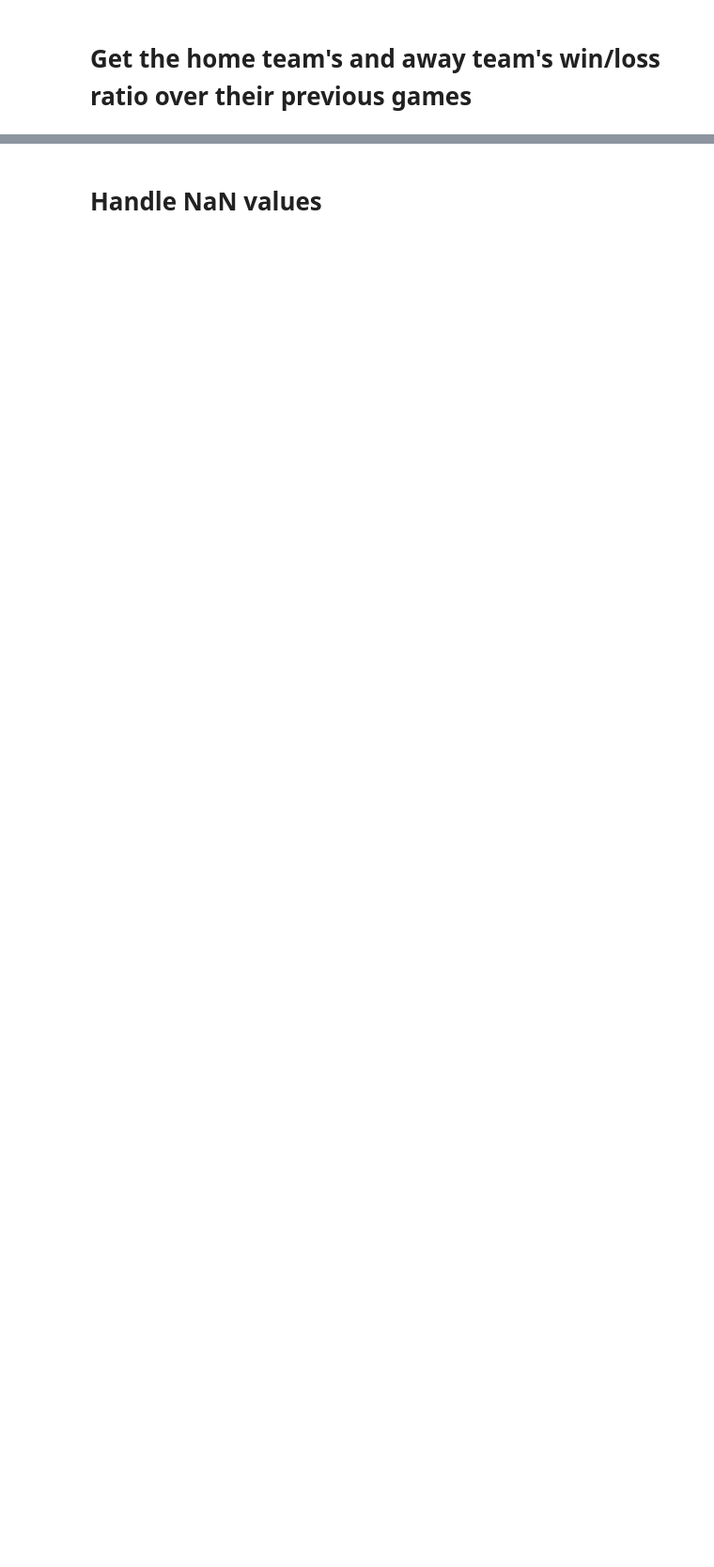
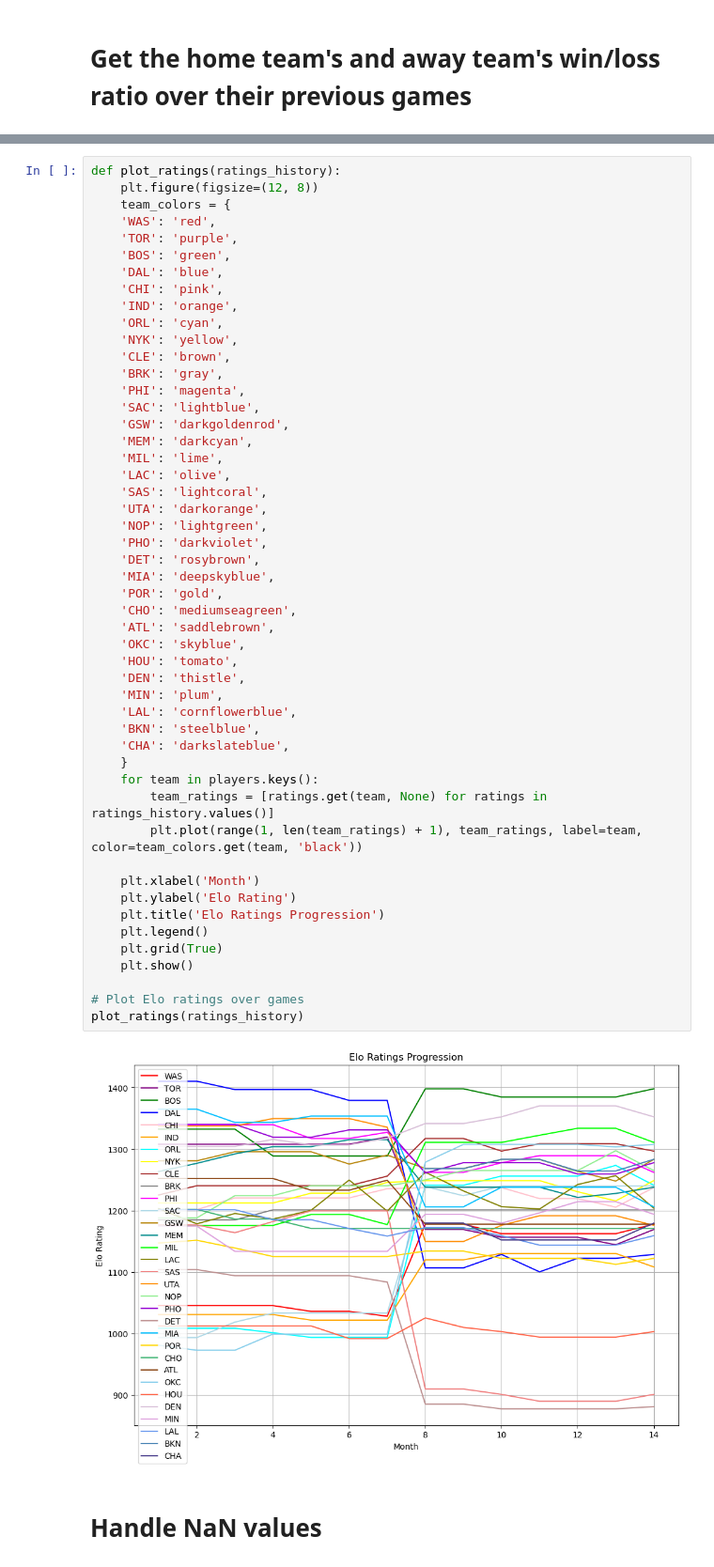
Before and after one commit to StephenFeddes/MachineLearningProject, a Jupyter notebook: classifyGames.ipynb, the cells around one changed output, grey strips where cells are left out. Shown at 94% size. Saved outputs shown, nothing was run; the diff lists cells and outputs as text; blank space fills up the shorter version.

Commit message:
Added Elo rating

```diff
--- a/classifyGames.ipynb
+++ b/classifyGames.ipynb
@@ -335,3 +429,55 @@ nba_data.head(50)
+# %%
+def plot_ratings(ratings_history):
+    plt.figure(figsize=(12, 8))
+    team_colors = {
+    'WAS': 'red',
+    'TOR': 'purple',
+    'BOS': 'green',
+    'DAL': 'blue',
+    'CHI': 'pink',
+    'IND': 'orange',
+    'ORL': 'cyan',
+    'NYK': 'yellow',
+    'CLE': 'brown',
+    'BRK': 'gray',
+    'PHI': 'magenta',
+    'SAC': 'lightblue',
+    'GSW': 'darkgoldenrod',
+    'MEM': 'darkcyan',
+    'MIL': 'lime',
+    'LAC': 'olive',
+    'SAS': 'lightcoral',
+    'UTA': 'darkorange',
+    'NOP': 'lightgreen',
+    'PHO': 'darkviolet',
+    'DET': 'rosybrown',
+    'MIA': 'deepskyblue',
+    'POR': 'gold',
+    'CHO': 'mediumseagreen',
+    'ATL': 'saddlebrown',
+    'OKC': 'skyblue',
+    'HOU': 'tomato',
+    'DEN': 'thistle',
+    'MIN': 'plum',
+    'LAL': 'cornflowerblue',
+    'BKN': 'steelblue',
+    'CHA': 'darkslateblue',
+    }
+    for team in players.keys():
+        team_ratings = [ratings.get(team, None) for ratings in ratings_history.values()]
+        plt.plot(range(1, len(team_ratings) + 1), team_ratings, label=team, color=team_colors.get(team, 'black'))
+
+    plt.xlabel('Month')
+    plt.ylabel('Elo Rating')
+    plt.title('Elo Ratings Progression')
+    plt.legend()
+    plt.grid(True)
+    plt.show()
+
+# Plot Elo ratings over games
+plot_ratings(ratings_history)
+# %% [output]
+[figure, added]
 # %% [markdown]
 # Handle NaN values
 # %%
```
Also changed, not shown: parts of 7 cells of this notebook.
